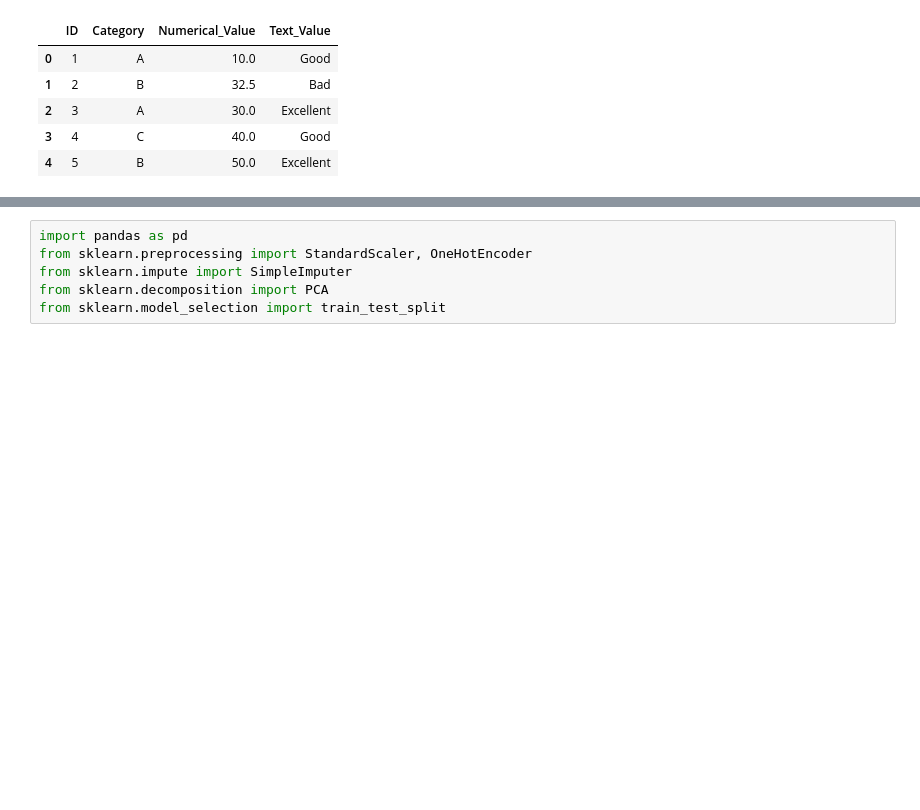
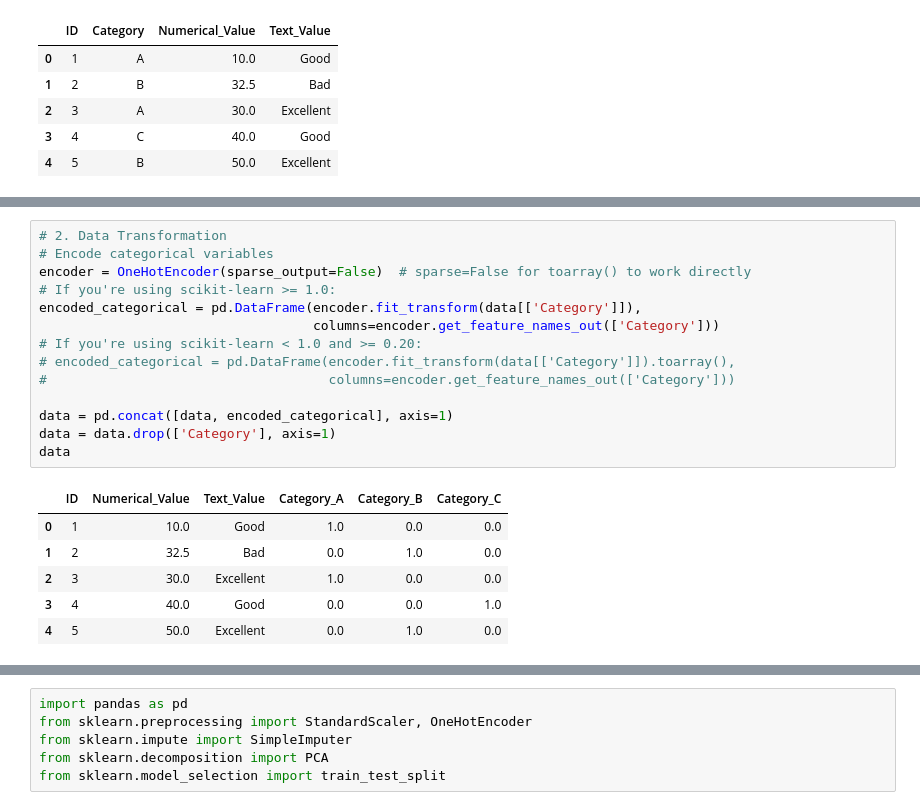
Before and after one commit to ajgaonkaromprasad03/ML, a Jupyter notebook: 06-Data Preprocessing and Feature Engineering/06-Data Preprocessing.ipynb, the cells around one changed output, grey strips where cells are left out. Saved outputs shown, nothing was run; the diff lists cells and outputs as text; blank space fills up the shorter version.

```diff
--- a/06-Data Preprocessing and Feature Engineering/06-Data Preprocessing.ipynb
+++ b/06-Data Preprocessing and Feature Engineering/06-Data Preprocessing.ipynb
@@ -46,5 +45,26 @@ data
 # %% [output]
 AttributeError: 'OneHotEncoder' object has no attribute 'get_feature_names'
+# %%
+# 2. Data Transformation
+# Encode categorical variables
+encoder = OneHotEncoder(sparse_output=False)  # sparse=False for toarray() to work directly
+# If you're using scikit-learn >= 1.0:
+encoded_categorical = pd.DataFrame(encoder.fit_transform(data[['Category']]),
+                                   columns=encoder.get_feature_names_out(['Category']))
+# If you're using scikit-learn < 1.0 and >= 0.20:
+# encoded_categorical = pd.DataFrame(encoder.fit_transform(data[['Category']]).toarray(),
+#                                    columns=encoder.get_feature_names_out(['Category']))
+
+data = pd.concat([data, encoded_categorical], axis=1)
+data = data.drop(['Category'], axis=1)
+data
+# %% [output]
+|  | ID | Numerical_Value | Text_Value | Category_A | Category_B | Category_C |
+| 0 | 1 | 10.0 | Good | 1.0 | 0.0 | 0.0 |
+| 1 | 2 | 32.5 | Bad | 0.0 | 1.0 | 0.0 |
+| 2 | 3 | 30.0 | Excellent | 1.0 | 0.0 | 0.0 |
+| 3 | 4 | 40.0 | Good | 0.0 | 0.0 | 1.0 |
+| 4 | 5 | 50.0 | Excellent | 0.0 | 1.0 | 0.0 |
 # %%
 # 3. Feature Engineering
 # Extract features from text
```
Also changed, not shown: parts of 11 cells of this notebook.
